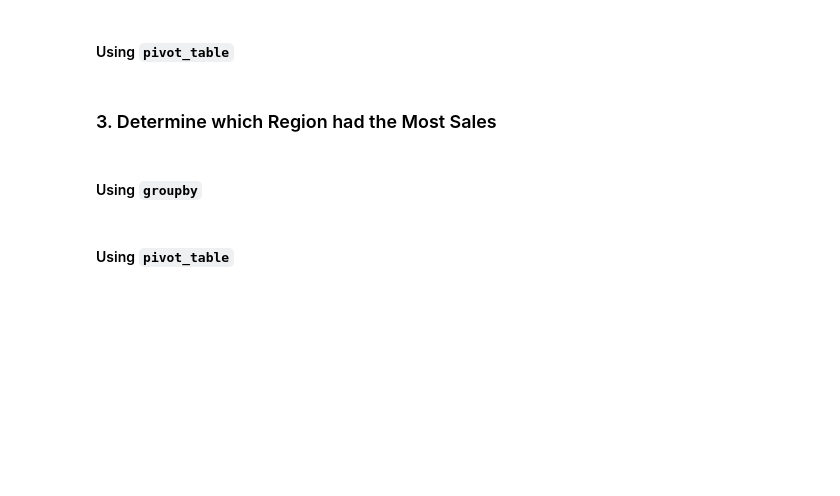
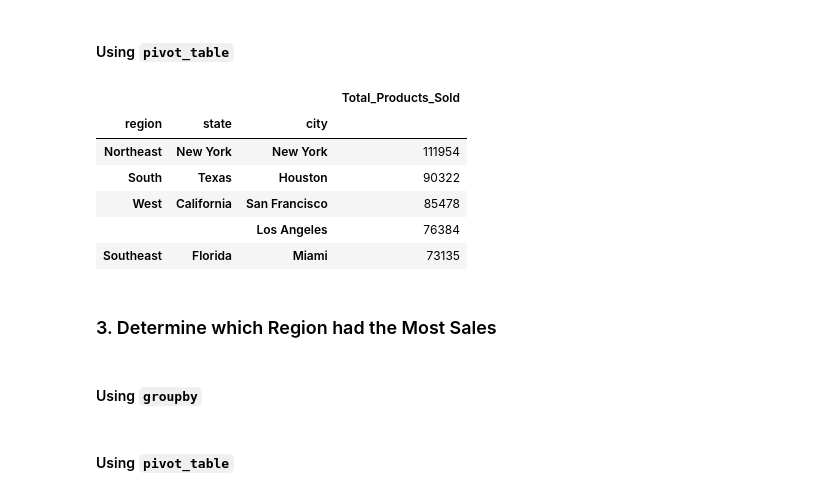
Before and after one commit to tbrown14611/athletic_sales_analysis, a Jupyter notebook: athletic_sales_analysis_starter_code.ipynb, the cells around one changed output. Cells and saved outputs as stored; diff of their text form; code cells hidden in the pictures; blank space fills up the shorter version.

```diff
--- a/athletic_sales_analysis_starter_code.ipynb
+++ b/athletic_sales_analysis_starter_code.ipynb
@@ -181,12 +188,23 @@ dtype: object
 #### Using `pivot_table`
 # %%
 # Show the number products sold for region, state, and city.
+# Rename the sum to "Total_Products_Sold".
 
+piv = df.reset_index().pivot_table(index=['region', 'state', 'city'],values='units_sold', aggfunc = "sum", fill_value = 0)[['units_sold']]
 
-# Rename the "units_sold" column to "Total_Products_Sold"
-
+piv = piv.rename(columns={'units_sold': 'Total_Products_Sold'})
+piv = piv.sort_values('Total_Products_Sold',axis=0,ascending=False)
 
 # Show the top 5 results.
+piv.nlargest(5, ['Total_Products_Sold'])
+# %% [output]
+|  |  |  | Total_Products_Sold |
+| region | state | city |  |
+| Northeast | New York | New York | 111954 |
+| South | Texas | Houston | 90322 |
+| West | California | San Francisco | 85478 |
+|  |  | Los Angeles | 76384 |
+| Southeast | Florida | Miami | 73135 |
 # %% [markdown]
 ### 3. Determine which Region had the Most Sales
 # %% [markdown]
```
Also changed, not shown: parts of 1 cell of this notebook.
